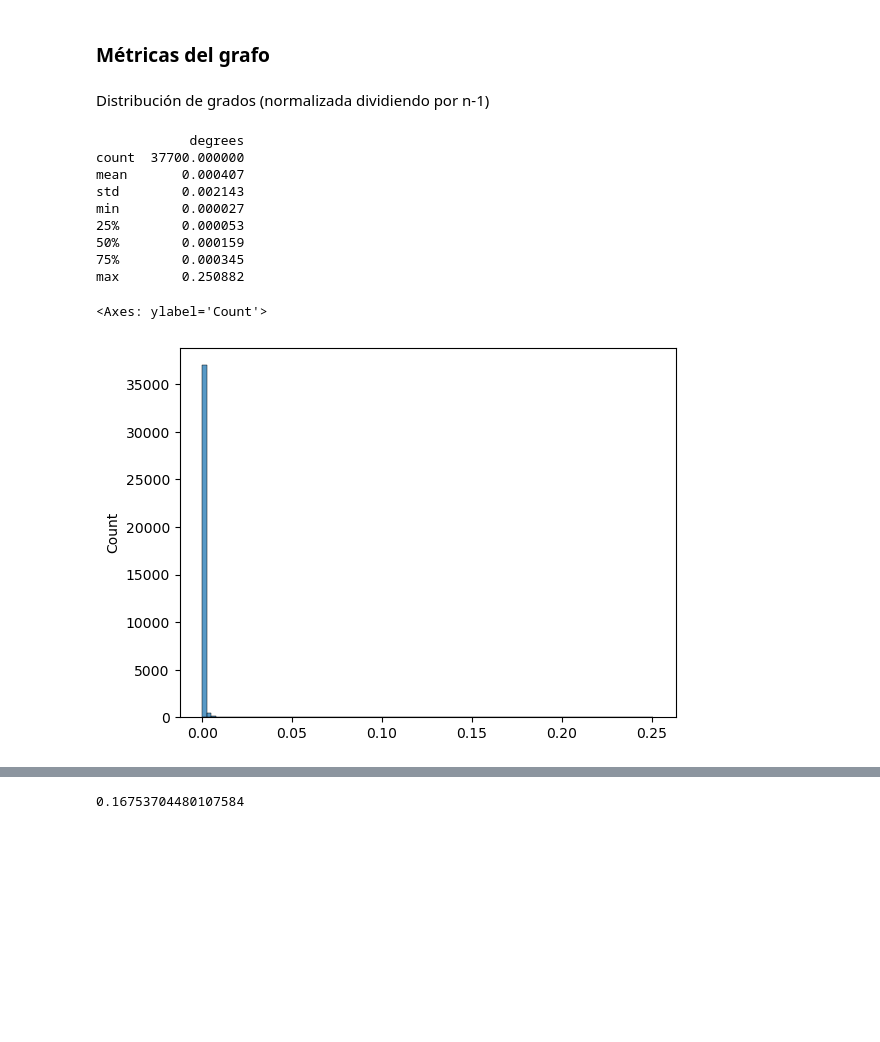
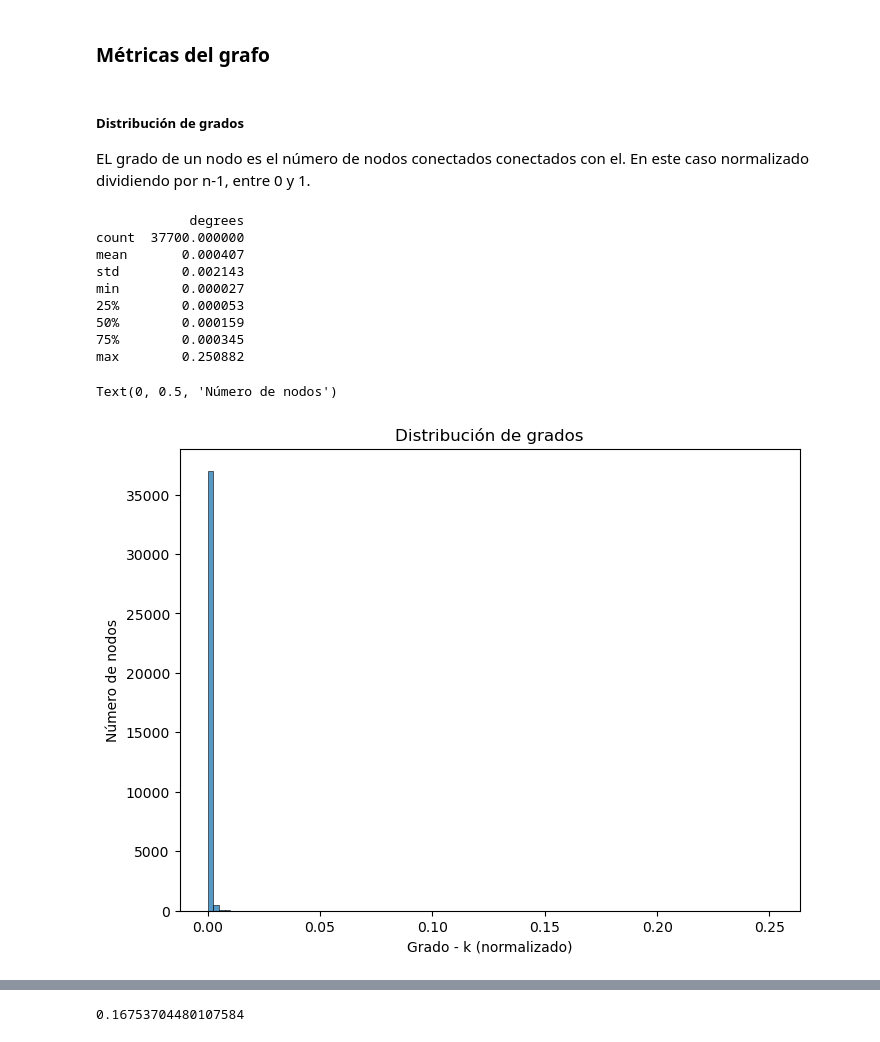
Before and after one commit to jbaezarh/Relational-ML, a Jupyter notebook: notebooks/1_data_analysis.ipynb, the cells around one changed output, grey strips where cells are left out. Cells and saved outputs as stored; diff of their text form; code cells hidden in the pictures; blank space fills up the shorter version.

```diff
--- a/notebooks/1_data_analysis.ipynb
+++ b/notebooks/1_data_analysis.ipynb
@@ -63,21 +160,27 @@ G = nx.from_pandas_edgelist(edges,'id_1','id_2')
 # nx.draw(G,alpha=0.5,node_color=target["ml_target"])
 # %% [markdown]
 ### Métricas del grafo
-# %% [markdown]
-Distribución de grados (normalizada dividiendo por n-1)
+# %% [markdown]
+##### Distribución de grados
+EL grado de un nodo es el número de nodos conectados conectados con el. En este caso normalizado dividiendo por n-1, entre 0 y 1.
 # %%
 degrees = nx.degree_centrality(G)
 print(pd.DataFrame.from_dict(degrees,orient="index",columns=["degrees"]).describe())
+
+plt.figure(figsize=(8, 6))
 sns.histplot(degrees,bins=100)
+plt.title("Distribución de grados")
+plt.xlabel("Grado - k (normalizado)")
+plt.ylabel("Número de nodos")
 # %% [output]
             degrees
 count  37700.000000
 mean       0.000407
 std        0.002143
 min        0.000027
 25%        0.000053
 50%        0.000159
 75%        0.000345
 max        0.250882
-<Axes: ylabel='Count'>
+Text(0, 0.5, 'Número de nodos')
-[figure, old version]
+[figure, new version]
```
Also changed, not shown: parts of 72 cells of this notebook.
